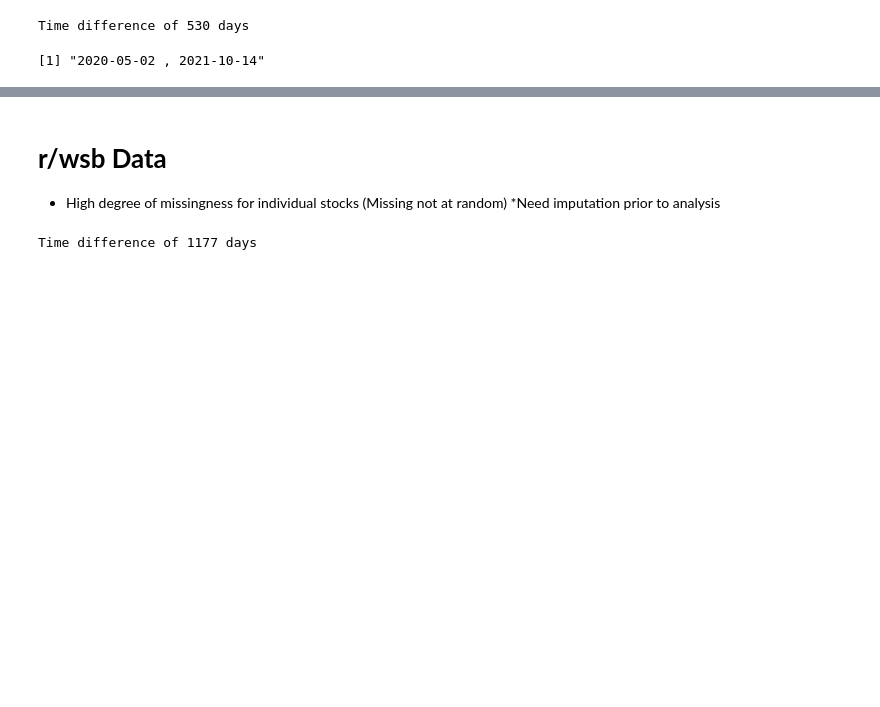
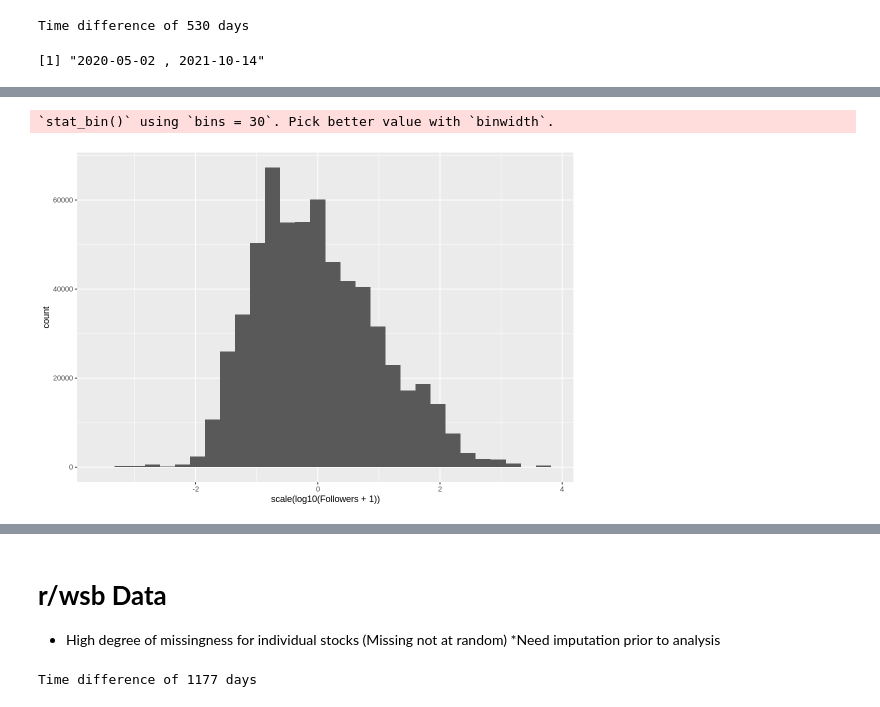
Before and after one commit to limshaocong/analyticsEdge, a Jupyter notebook: Data_Exploration.ipynb, the cells around one changed output, grey strips where cells are left out. Saved outputs shown, nothing was run; the diff lists cells and outputs as text; code cells hidden in the pictures; blank space fills up the shorter version.

```diff
--- a/Data_Exploration.ipynb
+++ b/Data_Exploration.ipynb
@@ -537,0 +583,8 @@ twitter.follower %>%
+# %%
+# Scaling of log10 transformed $Followers is bettwe controlled
+twitter.follower %>%
+  ggplot() +
+  geom_histogram(aes(x = scale(log10(Followers + 1))))
+# %% [output]
+`stat_bin()` using `bins = 30`. Pick better value with `binwidth`.
+[figure, added]
```
Also changed, not shown: parts of 9 cells of this notebook.
